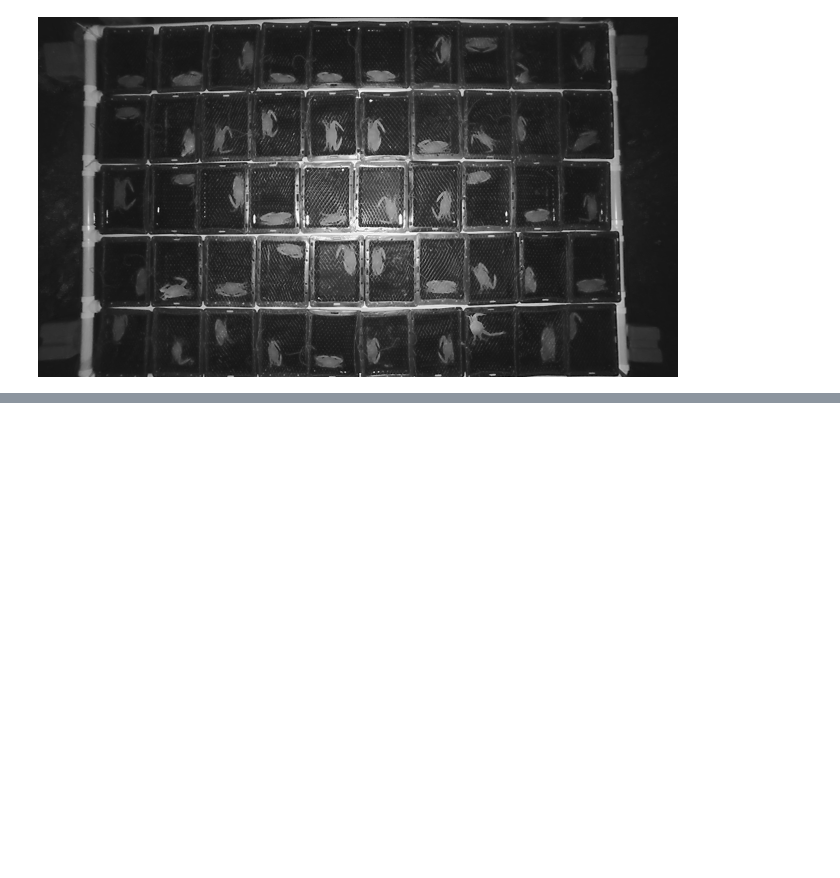
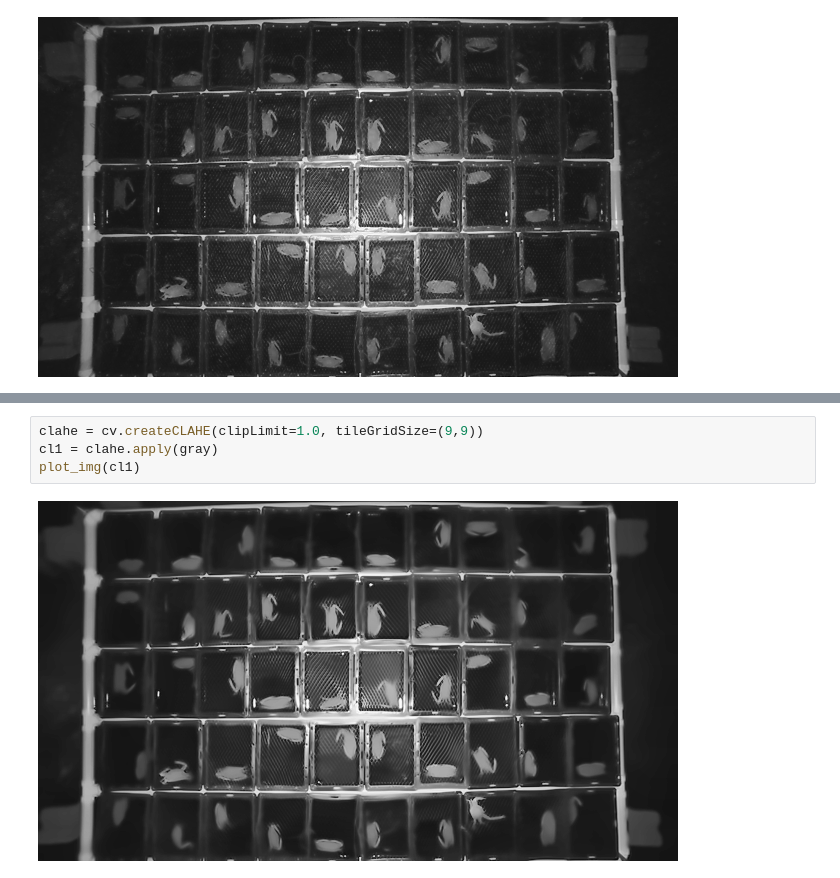
Before and after one commit to PattarapornH/Crab-Molting-Detection, a Jupyter notebook: Molting_crab_tracker.ipynb, the cells around one changed output, grey strips where cells are left out. Cells and saved outputs as stored; diff of their text form; blank space fills up the shorter version.

```diff
--- a/Molting_crab_tracker.ipynb
+++ b/Molting_crab_tracker.ipynb
@@ -59,0 +74,6 @@ plot_img(data[0])
+# %%
+clahe = cv.createCLAHE(clipLimit=1.0, tileGridSize=(9,9))
+cl1 = clahe.apply(gray)
+plot_img(cl1)
+# %% [output]
+[figure, added]
```
Also changed, not shown: parts of 39 cells of this notebook.
